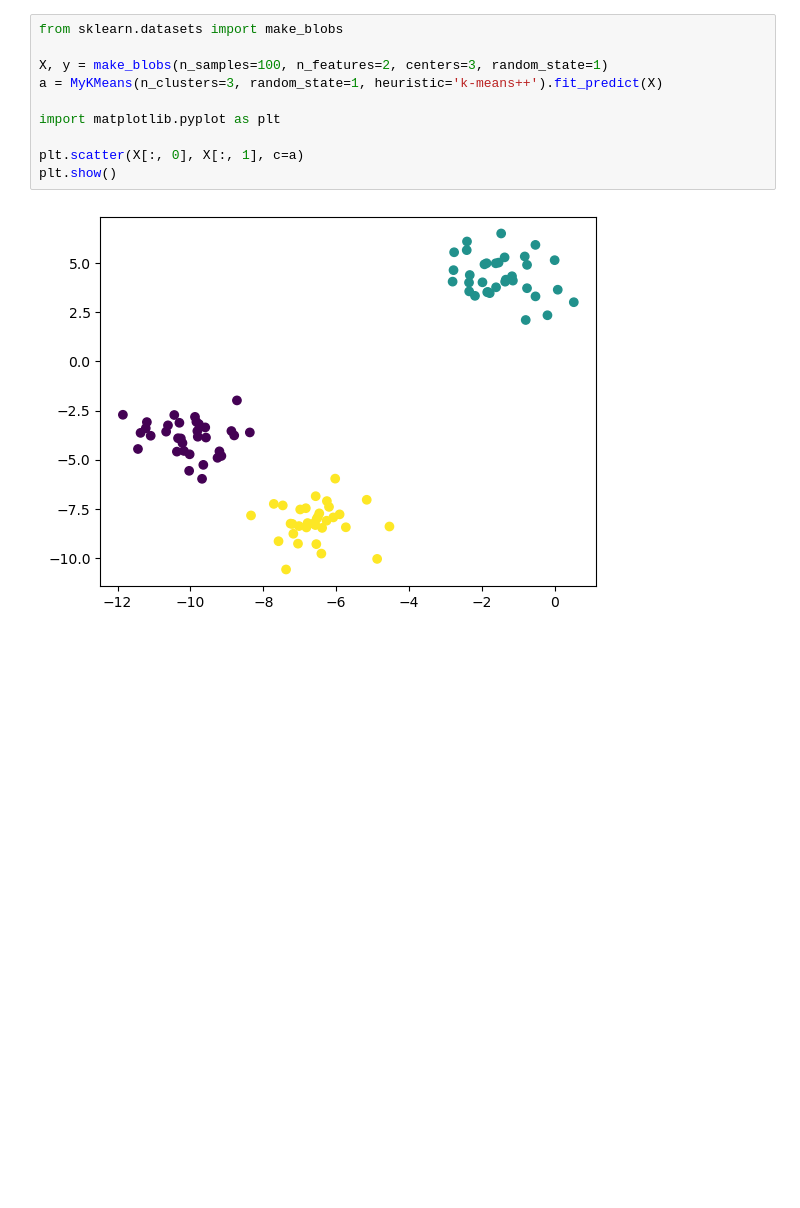
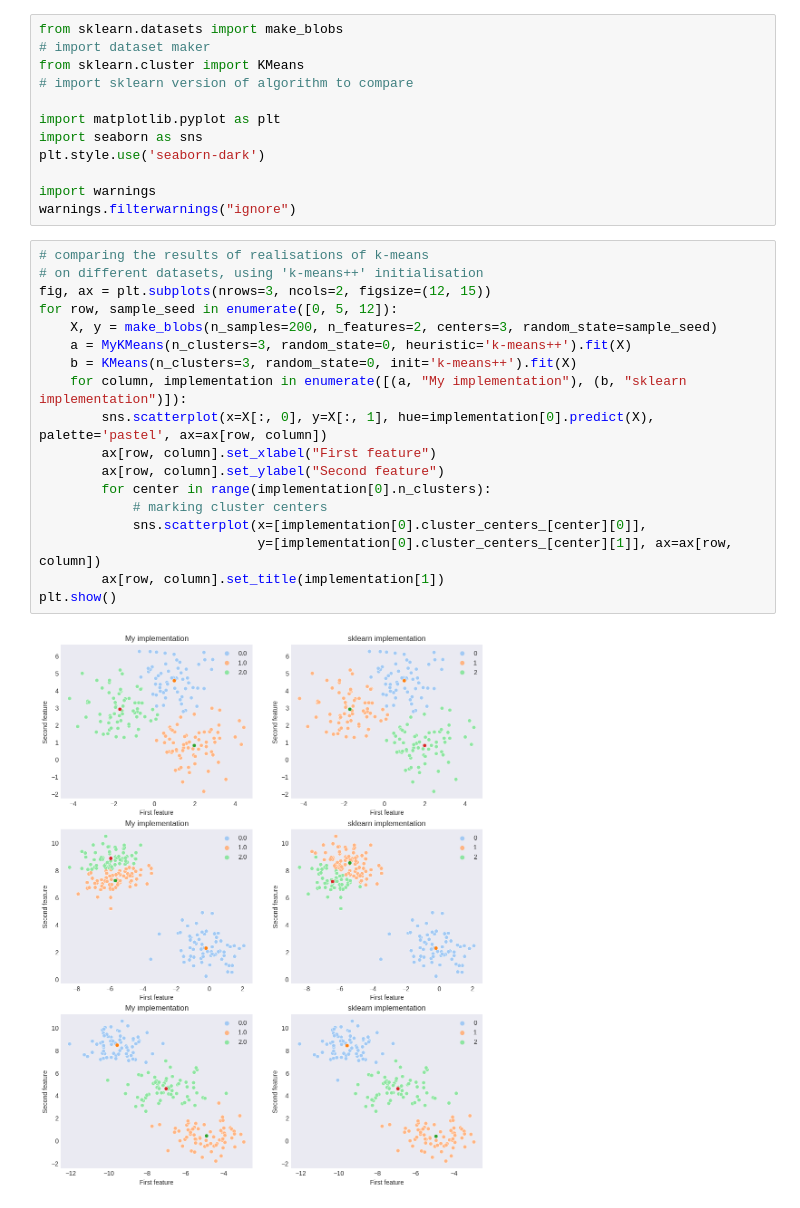
Before and after one commit to VFYAS/KMeans-implementation, a Jupyter notebook: kmeans implementation and report.ipynb, the cells around one changed output. Cells and saved outputs as stored; diff of their text form; blank space fills up the shorter version.

Commit message:
added docstring to class and did some comparing

```diff
--- a/kmeans implementation and report.ipynb
+++ b/kmeans implementation and report.ipynb
@@ -85,15 +100,35 @@ class MyKMeans:
             'heuristic': self.heuristic,
             'max_iter': self.max_iter
         }
-# %%
-from sklearn.datasets import make_blobs
-
-X, y = make_blobs(n_samples=100, n_features=2, centers=3, random_state=1)
-a = MyKMeans(n_clusters=3, random_state=1, heuristic='k-means++').fit_predict(X)
-
-import matplotlib.pyplot as plt
-
-plt.scatter(X[:, 0], X[:, 1], c=a)
-plt.show()
-# %% [output]
-[figure, removed]
+# %%
+from sklearn.datasets import make_blobs
+# import dataset maker
+from sklearn.cluster import KMeans
+# import sklearn version of algorithm to compare
+
+import matplotlib.pyplot as plt
+import seaborn as sns
+plt.style.use('seaborn-dark')
+
+import warnings
+warnings.filterwarnings("ignore")
+# %%
+# comparing the results of realisations of k-means
+# on different datasets, using 'k-means++' initialisation
+fig, ax = plt.subplots(nrows=3, ncols=2, figsize=(12, 15))
+for row, sample_seed in enumerate([0, 5, 12]):
+    X, y = make_blobs(n_samples=200, n_features=2, centers=3, random_state=sample_seed)
+    a = MyKMeans(n_clusters=3, random_state=0, heuristic='k-means++').fit(X)
+    b = KMeans(n_clusters=3, random_state=0, init='k-means++').fit(X)
+    for column, implementation in enumerate([(a, "My implementation"), (b, "sklearn implementation")]):
+        sns.scatterplot(x=X[:, 0], y=X[:, 1], hue=implementation[0].predict(X), palette='pastel', ax=ax[row, column])
+        ax[row, column].set_xlabel("First feature")
+        ax[row, column].set_ylabel("Second feature")
+        for center in range(implementation[0].n_clusters):
+            # marking cluster centers
+            sns.scatterplot(x=[implementation[0].cluster_centers_[center][0]],
+                            y=[implementation[0].cluster_centers_[center][1]], ax=ax[row, column])
+        ax[row, column].set_title(implementation[1])
+plt.show()
+# %% [output]
+[figure, added]
```
Also changed, not shown: parts of 1 cell of this notebook.
